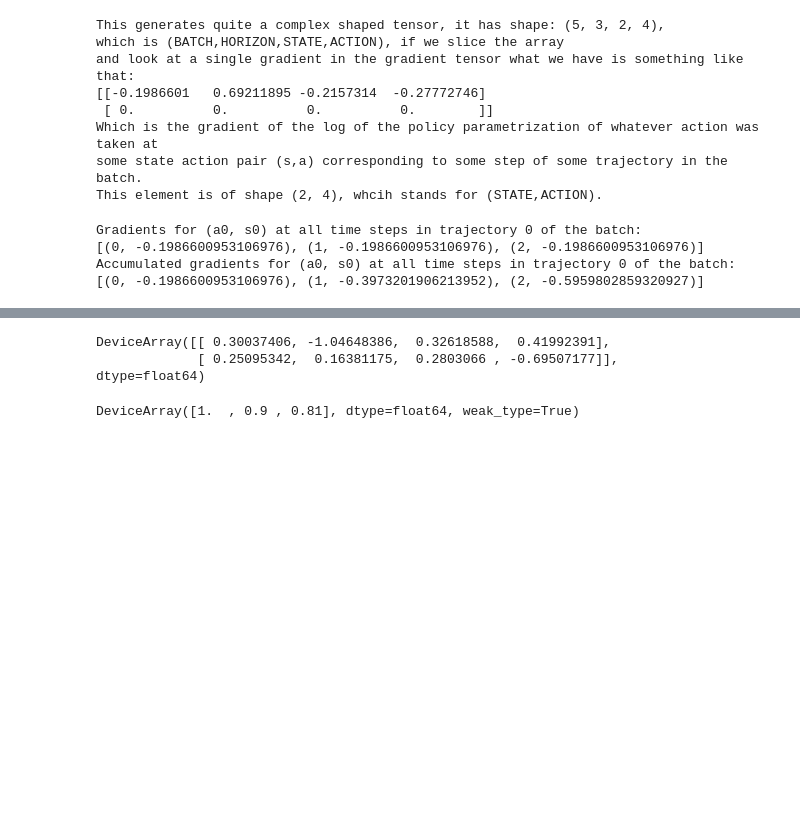
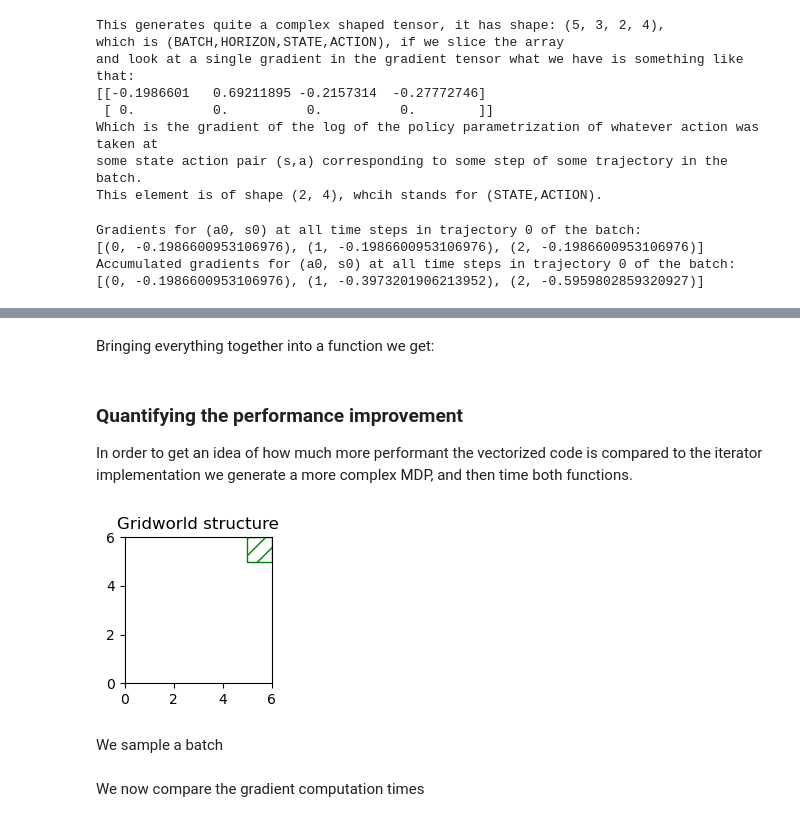
Before and after one commit to RenardDesNeiges/CIRL_Experiments, a Jupyter notebook: vectorization_notebook.ipynb, the cells around one changed output, grey strips where cells are left out. Cells and saved outputs as stored; diff of their text form; code cells hidden in the pictures; blank space fills up the shorter version.

```diff
--- a/vectorization_notebook.ipynb
+++ b/vectorization_notebook.ipynb
@@ -218,9 +213,2 @@ The final gradient is thus:
-# %%
-reference_gradient
-# %% [output]
-DeviceArray([[ 0.30037406, -1.04648386,  0.32618588,  0.41992391],
-             [ 0.25095342,  0.16381175,  0.2803066 , -0.69507177]],            dtype=float64)
-# %%
-gamma_tensor[0,:,0,0]
-# %% [output]
-DeviceArray([1.  , 0.9 , 0.81], dtype=float64, weak_type=True)
+# %% [markdown]
+Bringing everything together into a function we get:
@@ -226,0 +240,17 @@ DeviceArray([1.  , 0.9 , 0.81], dtype=float64, weak_type=True)
+# %% [markdown]
+### Quantifying the performance improvement
+In order to get an idea of how much more performant the vectorized code is compared to the iterator implementation we generate a more complex MDP, and then time both functions.
+# %%
+R = 100; goals = [((5,5),R)]
+largeMDP = Gridworld(6,6,0.1,0.9,goals=goals,obstacles=[])
+largeMDP.init_distrib =  jnp.exp(jax.random.uniform(key,(largeMDP.n,))) / \
+    jnp.sum(jnp.exp(jax.random.uniform(key,(largeMDP.n,))))
+
+
+fig, ax = plt.subplots(1,figsize=(2,2.2))
+gridplot(largeMDP,ax,goals=goals)
+ax.set_title('Gridworld structure'); fig.tight_layout(); plt.show()
+# %% [output]
+[figure, added]
+# %% [markdown]
+We sample a batch
@@ -226,0 +265,2 @@ DeviceArray([1.  , 0.9 , 0.81], dtype=float64, weak_type=True)
+# %% [markdown]
+We now compare the gradient computation times
```
Also changed, not shown: parts of 12 cells of this notebook, 4 other files.
